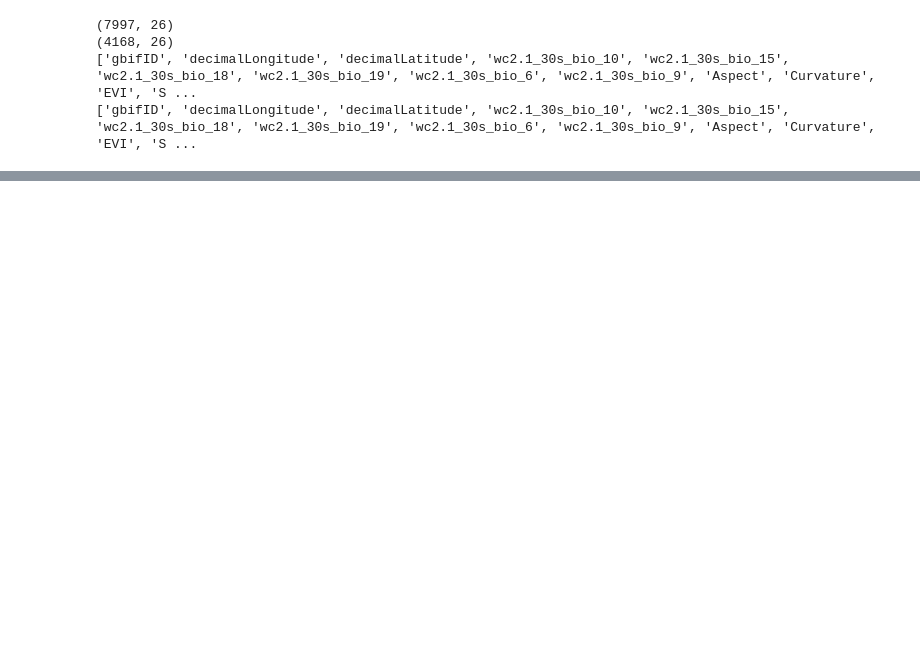
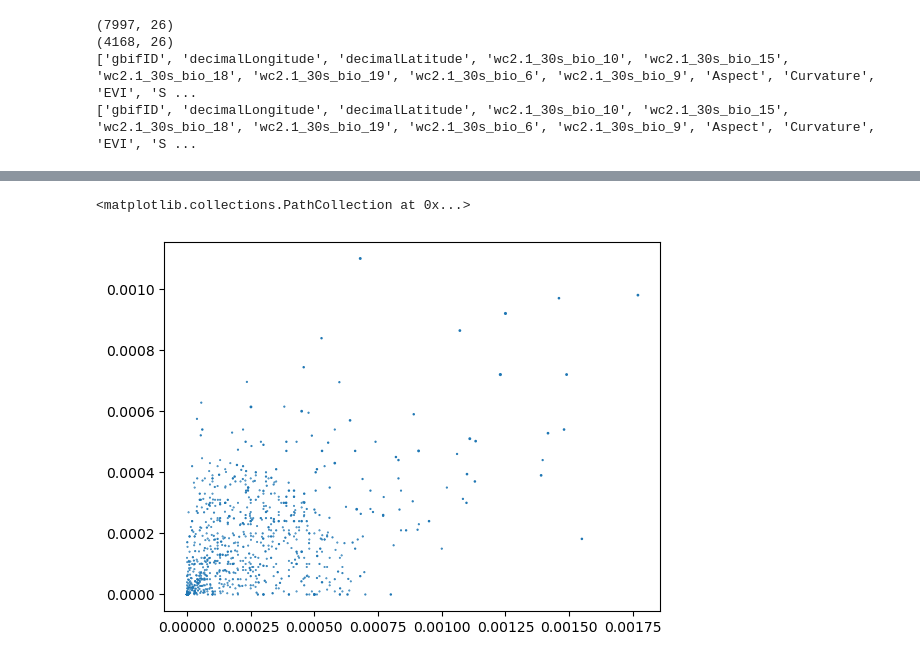
Before and after one commit to Kajsyr/Tatrzanskie-modelowanie, a Jupyter notebook: scratchbooks/scratch2.ipynb, the cells around one changed output, grey strips where cells are left out. Saved outputs shown, nothing was run; the diff lists cells and outputs as text; code cells hidden in the pictures; blank space fills up the shorter version.

```diff
--- a/scratchbooks/scratch2.ipynb
+++ b/scratchbooks/scratch2.ipynb
@@ -48,0 +84,16 @@ Losujemy
+# %%
+species_all["cluster"] = clusters
+cluster_pd = pd.DataFrame({"cluster": tags, "count": counts})
+
+# sprawdźmy "objętość" klastrów, tzn. min i max współrzędnych geograficznych w każdym klastrze
+cluster_pd["min_lat"] = cluster_pd["cluster"].apply(lambda x: species_all[species_all["cluster"] == x]["decimalLatitude"].min())
+cluster_pd["max_lat"] = cluster_pd["cluster"].apply(lambda x: species_all[species_all["cluster"] == x]["decimalLatitude"].max())
+cluster_pd["min_lon"] = cluster_pd["cluster"].apply(lambda x: species_all[species_all["cluster"] == x]["decimalLongitude"].min())
+cluster_pd["max_lon"] = cluster_pd["cluster"].apply(lambda x: species_all[species_all["cluster"] == x]["decimalLongitude"].max())
+cluster_pd["lat_span"] = cluster_pd["max_lat"] - cluster_pd["min_lat"]
+cluster_pd["lon_span"] = cluster_pd["max_lon"] - cluster_pd["min_lon"]
+cluster_pd.head()
+plt.scatter(cluster_pd["lon_span"], cluster_pd["lat_span"], s = 0.1*cluster_pd["count"])
+# %% [output]
+<matplotlib.collections.PathCollection at 0x...>
+[figure, added]
```
Also changed, not shown: parts of 8 cells of this notebook.
